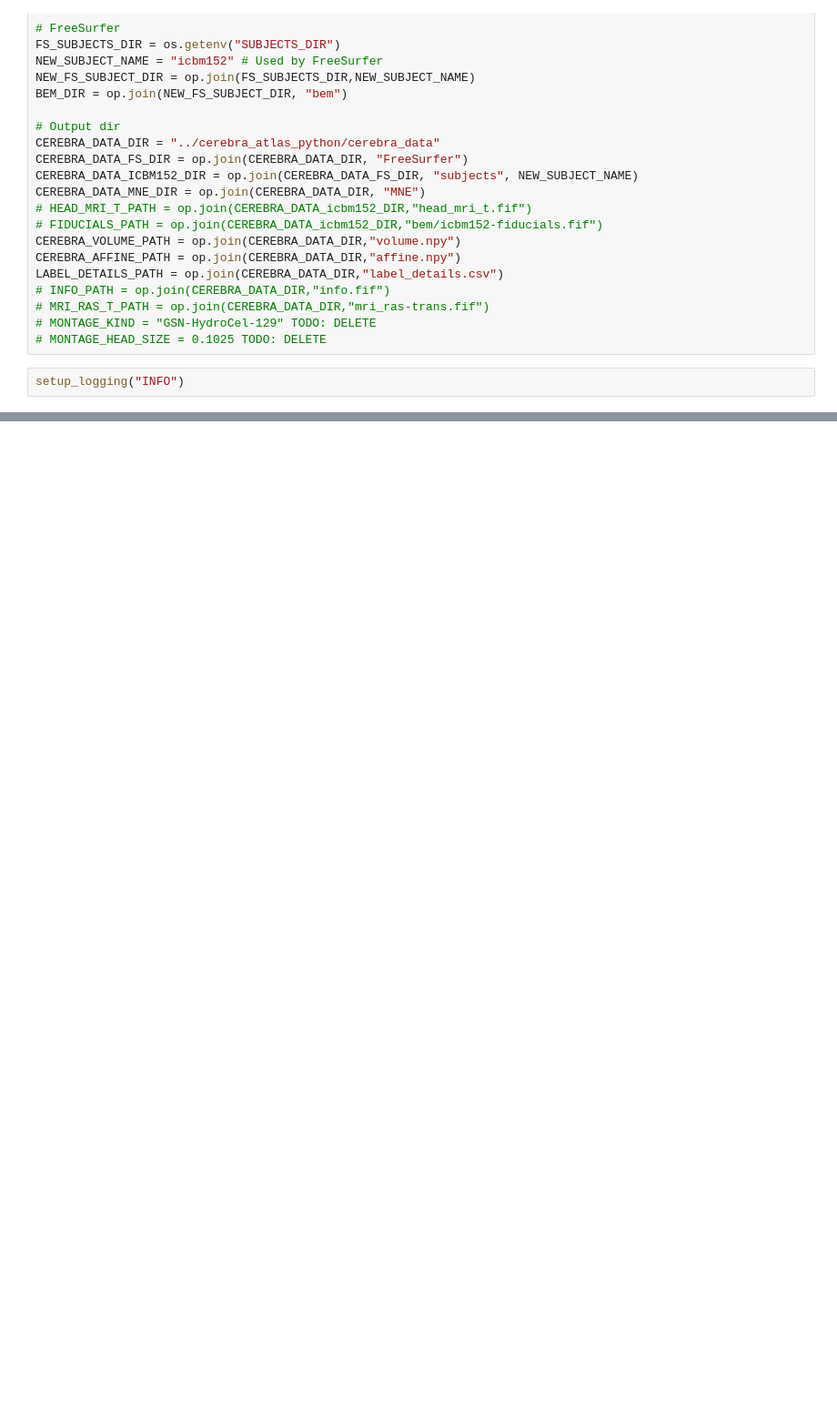
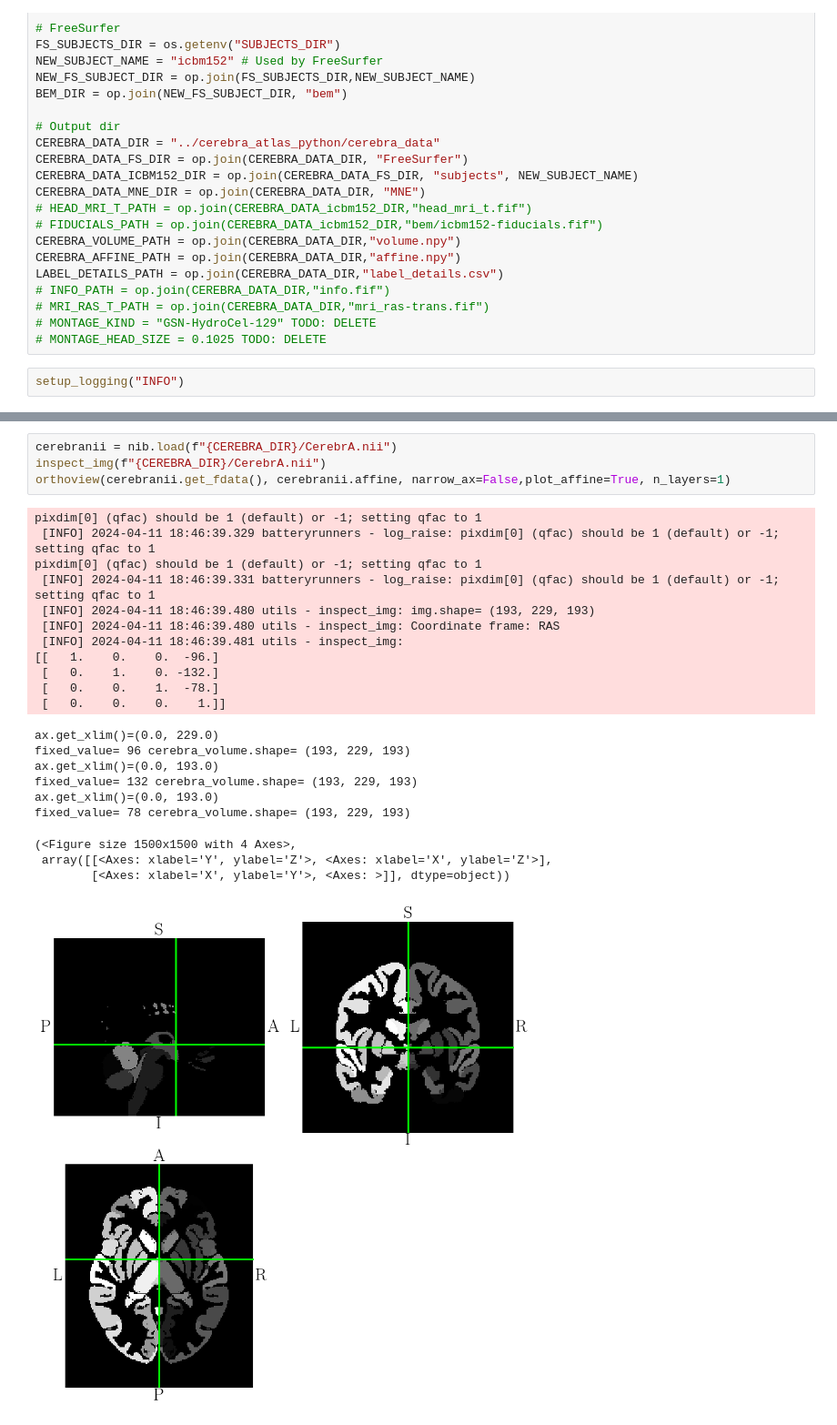
Before and after one commit to kdotdot/cerebra_atlas_python, a Jupyter notebook: notebooks/0.1-visualize-cerebra-data.ipynb, the cells around one changed output, grey strips where cells are left out. Shown at 91% size. Saved outputs shown, nothing was run; the diff lists cells and outputs as text; blank space fills up the shorter version.

```diff
--- a/notebooks/0.1-visualize-cerebra-data.ipynb
+++ b/notebooks/0.1-visualize-cerebra-data.ipynb
@@ -446,0 +106,26 @@ Error:
+# %%
+cerebranii = nib.load(f"{CEREBRA_DIR}/CerebrA.nii")
+inspect_img(f"{CEREBRA_DIR}/CerebrA.nii")
+orthoview(cerebranii.get_fdata(), cerebranii.affine, narrow_ax=False,plot_affine=True, n_layers=1)
+# %% [output]
+pixdim[0] (qfac) should be 1 (default) or -1; setting qfac to 1
+ [INFO] 2024-04-11 18:46:39.329 batteryrunners - log_raise: pixdim[0] (qfac) should be 1 (default) or -1; setting qfac to 1
+pixdim[0] (qfac) should be 1 (default) or -1; setting qfac to 1
+ [INFO] 2024-04-11 18:46:39.331 batteryrunners - log_raise: pixdim[0] (qfac) should be 1 (default) or -1; setting qfac to 1
+ [INFO] 2024-04-11 18:46:39.480 utils - inspect_img: img.shape= (193, 229, 193)
+ [INFO] 2024-04-11 18:46:39.480 utils - inspect_img: Coordinate frame: RAS
+ [INFO] 2024-04-11 18:46:39.481 utils - inspect_img:
+[[   1.    0.    0.  -96.]
+ [   0.    1.    0. -132.]
+ [   0.    0.    1.  -78.]
+ [   0.    0.    0.    1.]]
+ax.get_xlim()=(0.0, 229.0)
+fixed_value= 96 cerebra_volume.shape= (193, 229, 193)
+ax.get_xlim()=(0.0, 193.0)
+fixed_value= 132 cerebra_volume.shape= (193, 229, 193)
+ax.get_xlim()=(0.0, 193.0)
+fixed_value= 78 cerebra_volume.shape= (193, 229, 193)
+(<Figure size 1500x1500 with 4 Axes>,
+ array([[<Axes: xlabel='Y', ylabel='Z'>, <Axes: xlabel='X', ylabel='Z'>],
+        [<Axes: xlabel='X', ylabel='Y'>, <Axes: >]], dtype=object))
+[figure, added]
```
Also changed, not shown: parts of 40 cells of this notebook, 27 other files.
